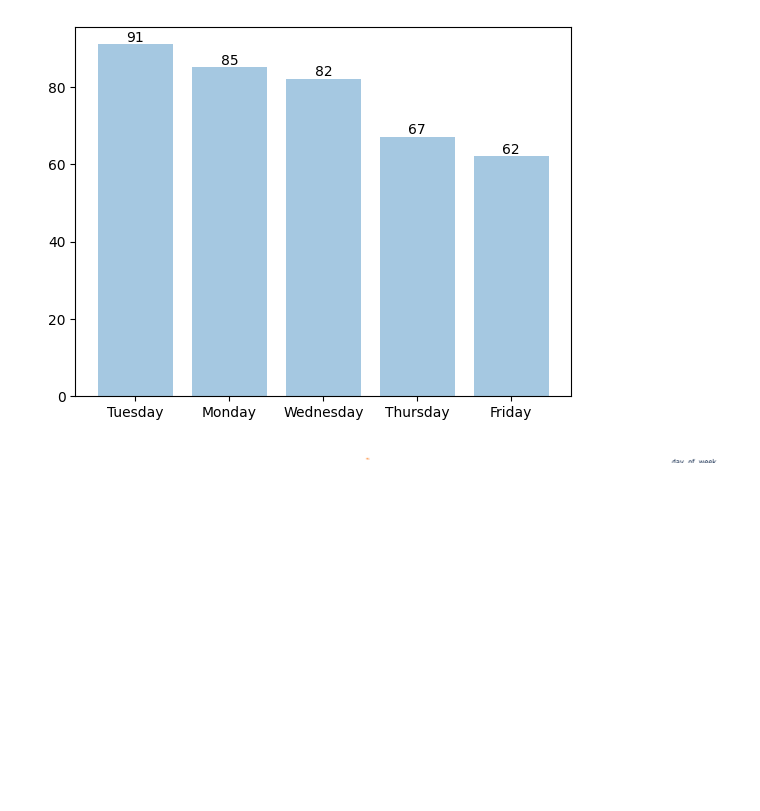
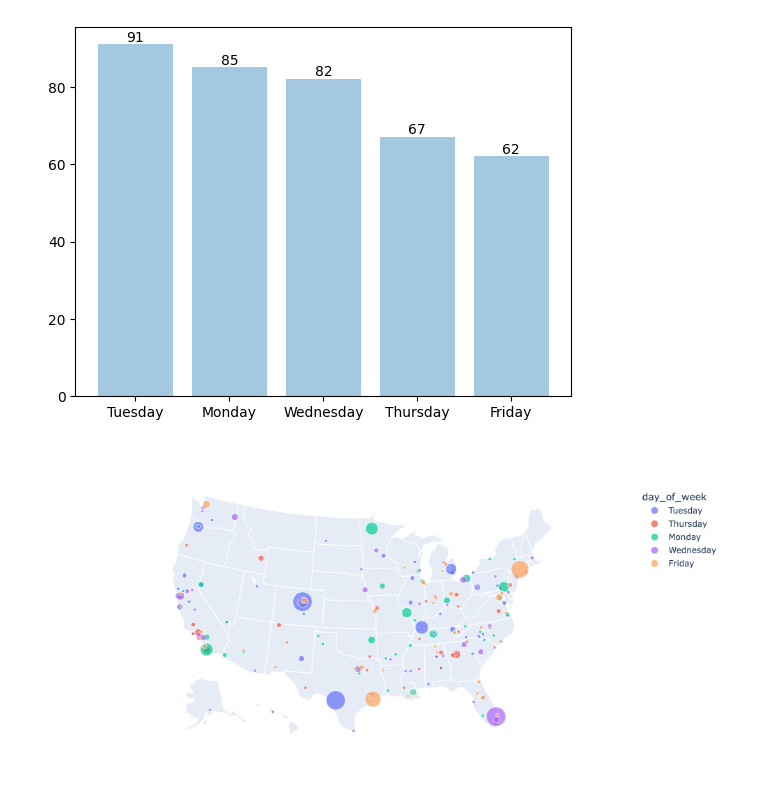
Before and after one commit to EvoDmiK/TIL, a Jupyter notebook: Kaggle/Visualization/[Kaggle] School Shooting.ipynb, the cells around one changed output. Drawn from its saved outputs; the diff is of its cells as text; code cells hidden in the pictures; blank space fills up the shorter version.

```diff
--- a/Kaggle/Visualization/[Kaggle] School Shooting.ipynb
+++ b/Kaggle/Visualization/[Kaggle] School Shooting.ipynb
@@ -65,8 +65,10 @@ for k, v in dow.items():
              ha = 'center', va = 'bottom')
 # %% [output]
 [figure]
-# %%
-scatter_geo(data_frame = df, lat = 'lat', lon = 'long',
-            size = 'casualties', color = 'day_of_week', hover_name = 'school_name')
-# %% [output]
-[figure, removed]
+# %%
+fig = px.scatter_geo(df, lat = 'lat', lon = 'long', projection = 'albers usa',
+                     size = 'casualties', color = 'day_of_week')
+fig.update_layout({'height' : 500})
+fig.show()
+# %% [output]
+[figure, added]
```
Also changed, not shown: parts of 2 cells of this notebook, 9 other files.
